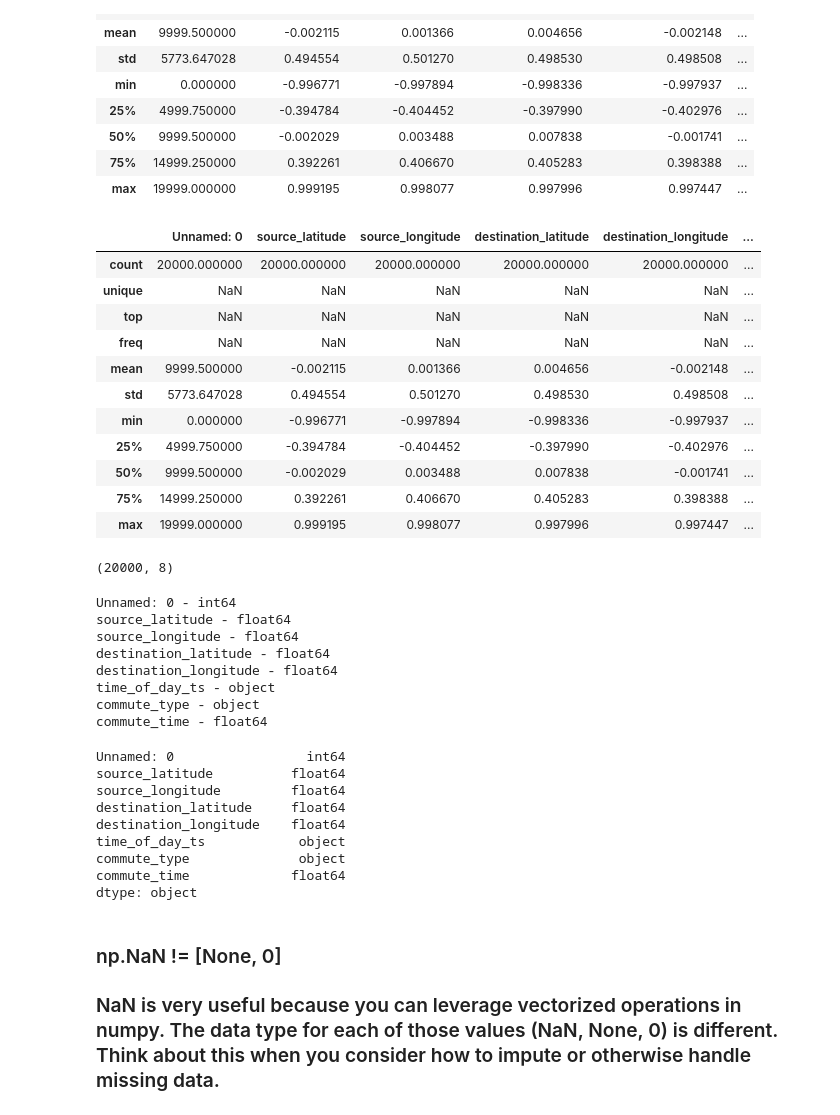
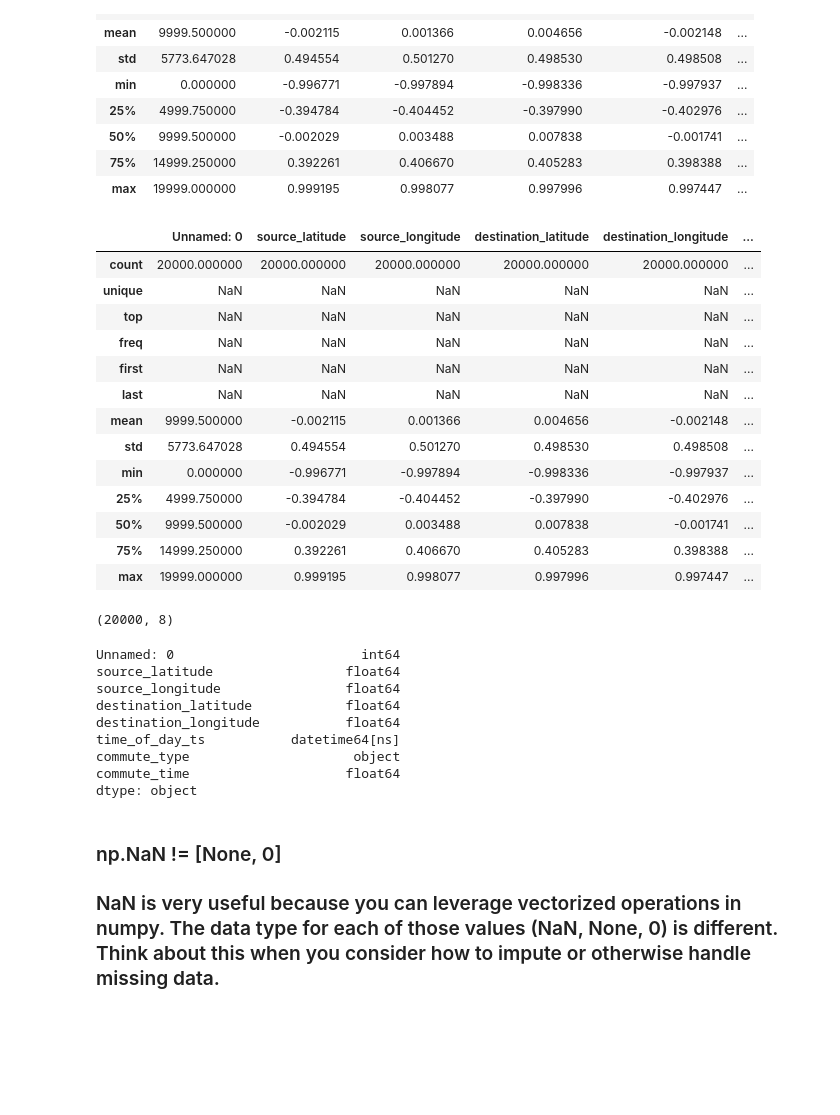
Before and after one commit to QCaudron/ml_101, a Jupyter notebook: 1_Data_import_cleaning_and_vis/01-data-exploration.ipynb, the cells around one changed output. Saved outputs shown, nothing was run; the diff lists cells and outputs as text; code cells hidden in the pictures; blank space fills up the shorter version.

```diff
--- a/1_Data_import_cleaning_and_vis/01-data-exploration.ipynb
+++ b/1_Data_import_cleaning_and_vis/01-data-exploration.ipynb
@@ -17,3 +24,6 @@ import matplotlib.pyplot as plt
 # %%
 # Read in the data. Remember to pass in the full file path!
-data_df = pd.read_csv('../data/commute-times-train.csv')
+training_dataset_path = '../data/commute-times-train.csv'
+testing_dataset_path = '../data/commute-times-test.csv'
+train_data_raw = pd.read_csv(training_dataset_path, parse_dates=['time_of_day_ts'])
+test_data_raw = pd.read_csv(testing_dataset_path, parse_dates=['time_of_day_ts'])
@@ -51,13 +66,15 @@ data_df.describe()
 | max | 19999.000000 | 0.999195 | 0.998077 | 0.997996 | 0.997447 | ... |
 # %%
 # In case it is of interest, there are kwargs that will provide additional information.
-data_df.describe(include='all')
+train_data_raw.describe(include='all')
 # %% [output]
 |  | Unnamed: 0 | source_latitude | source_longitude | destination_latitude | destination_longitude | ... |
 | count | 20000.000000 | 20000.000000 | 20000.000000 | 20000.000000 | 20000.000000 | ... |
 | unique | NaN | NaN | NaN | NaN | NaN | ... |
 | top | NaN | NaN | NaN | NaN | NaN | ... |
 | freq | NaN | NaN | NaN | NaN | NaN | ... |
+| first | NaN | NaN | NaN | NaN | NaN | ... |
+| last | NaN | NaN | NaN | NaN | NaN | ... |
 | mean | 9999.500000 | -0.002115 | 0.001366 | 0.004656 | -0.002148 | ... |
 | std | 5773.647028 | 0.494554 | 0.501270 | 0.498530 | 0.498508 | ... |
 | min | 0.000000 | -0.996771 | -0.997894 | -0.998336 | -0.997937 | ... |
@@ -71,32 +88,19 @@ data_df.shape
 # %% [output]
 (20000, 8)
 # %%
-# It's important to know what data types are in your dataset! Never make assumptions about the data you are working
-# with.
-for col in data_df.columns:
-    print(f'{col} - {data_df[col].dtype}')
+# It's important to know what data types are in your dataset! It's not usually a good idea to make assumptions about
+# the data you are working with.
+train_data_raw.dtypes
 # %% [output]
-Unnamed: 0 - int64
-source_latitude - float64
-source_longitude - float64
-destination_latitude - float64
-destination_longitude - float64
-time_of_day_ts - object
-commute_type - object
-commute_time - float64
+Unnamed: 0                        int64
+source_latitude                 float64
+source_longitude                float64
+destination_latitude            float64
+destination_longitude           float64
+time_of_day_ts           datetime64[ns]
+commute_type                     object
+commute_time                    float64
+dtype: object
-# %%
-# .dtypes will give you the same information. Aren't f-strings fun though?
-data_df.dtypes
-# %% [output]
-Unnamed: 0                 int64
-source_latitude          float64
-source_longitude         float64
-destination_latitude     float64
-destination_longitude    float64
-time_of_day_ts            object
-commute_type              object
-commute_time             float64
-dtype: object
 # %% [markdown]
 ### np.NaN != [None, 0]
 ### NaN is very useful because you can leverage vectorized operations in numpy. The data type for each of those values (NaN, None, 0) is different. Think about this when you consider how to impute or otherwise handle missing data.
```
Also changed, not shown: parts of 42 cells of this notebook, 3 other files.
